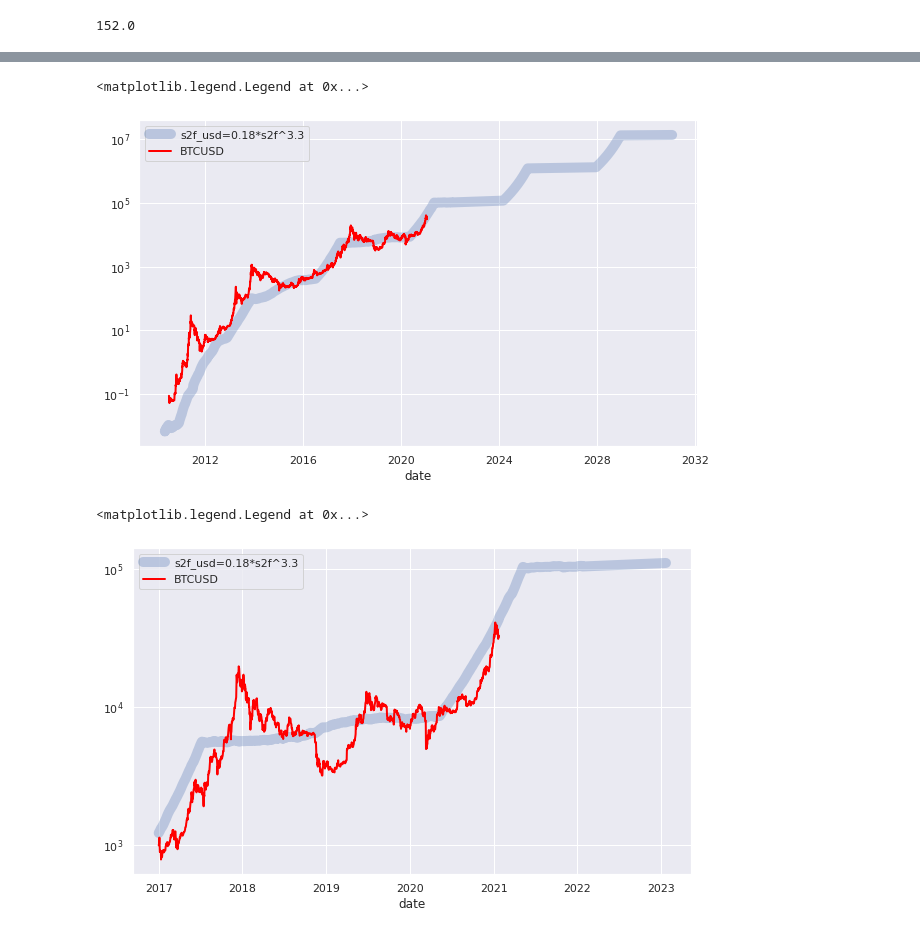
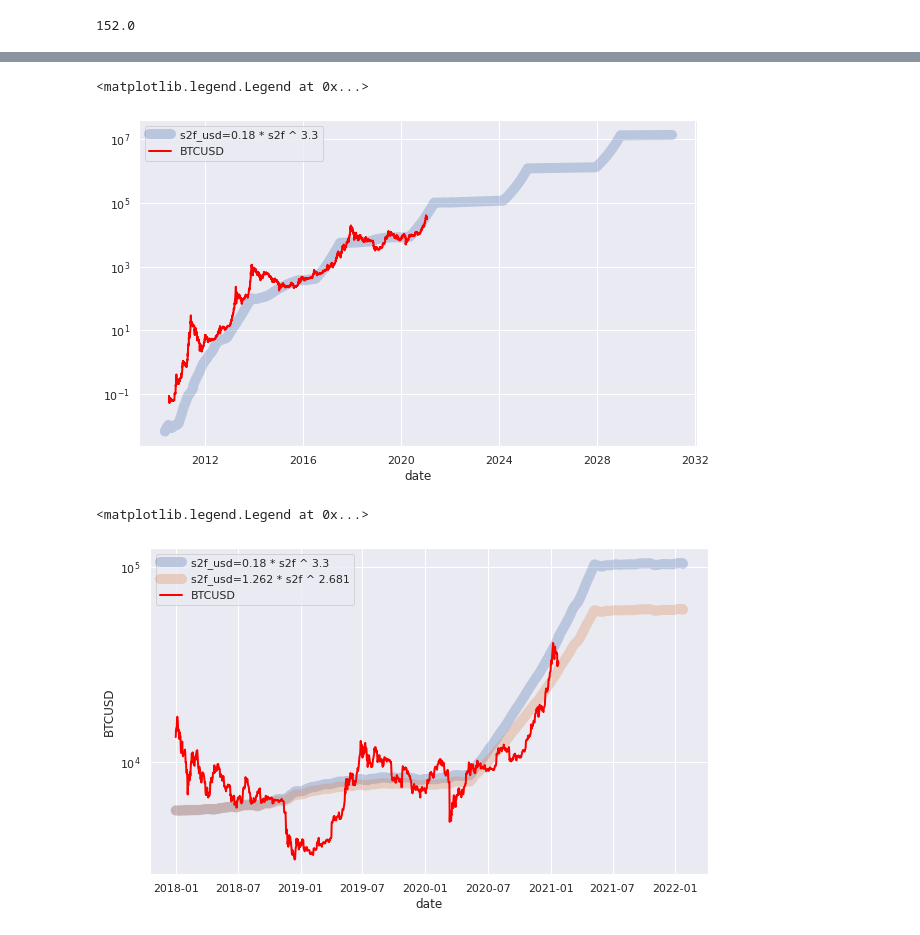
Before and after one commit to pangyuteng/public-misc, a Jupyter notebook: finance/btc/s2f.ipynb, the cells around one changed output, grey strips where cells are left out. Saved outputs shown, nothing was run; the diff lists cells and outputs as text; code cells hidden in the pictures.

```diff
--- a/finance/btc/s2f.ipynb
+++ b/finance/btc/s2f.ipynb
@@ -103,6 +218,8 @@ dfm = pd.concat([df,dff],axis=0)
 dfm['ii'] = range(len(dfm))
 dfm.BlkCnt = dfm.BlkCnt.fillna(value=median_block_count)
 dfm['halving']=dfm.BlkCnt.cumsum()//nSubsidyHalvingInterval
+dfm['remainder']=dfm.BlkCnt.cumsum()%nSubsidyHalvingInterval
+dfm['mnth_till_halving']= (48-dfm.remainder/nSubsidyHalvingInterval*12*4)
 dfm['production']=dfm.SplyCur.diff(1)
 # %% [output]
 152.0
@@ -127,10 +257,12 @@ for n,row in dfm.iterrows():
         dfm.at[n,'production'] = estimated_production
         dfm.at[n,'SplyCur'] = yesterday_row.SplyCur[0]+estimated_production
 # %%
-res = dfm.ii.rolling(period).apply(lambda x: s2f_func(x, dfm, True))
+res = dfm.ii.rolling(period).apply(lambda x: s2f_func(x, dfm, True,False))
 dfm['s2f'] = res.values
-res = dfm.ii.rolling(period).apply(lambda x: s2f_func(x, dfm, False))
+res = dfm.ii.rolling(period).apply(lambda x: s2f_func(x, dfm, False,False))
 dfm['s2f_usd'] = res.values
+res = dfm.ii.rolling(period).apply(lambda x: s2f_func(x, dfm, False,True))
+dfm['s2f_usd_update'] = res.values
 # %%
 dfm
 # %% [output]
@@ -151,20 +283,26 @@ dfm
 # %%
+sns.set(rc={'figure.figsize':(10, 6)})
 dfm.s2f_usd[500:].plot(label=f's2f_usd={S2F_FORMULA}',linewidth=10,alpha=0.3)
+#dfm.s2f_usd_update[500:].plot(label=f's2f_usd={S2F_FORMULA_UPDATED}',linewidth=10,alpha=0.3)
 dfm.PriceUSD[500:].plot(label='BTCUSD',linewidth=2,color='red')
 plt.yscale("log")
 plt.grid(True)
 plt.legend()
 # %% [output]
 <matplotlib.legend.Legend at 0x...>
-[figure, old version]
+[figure, new version]
 # %%
-s=365*8
-e=-365*8
+sns.set(rc={'figure.figsize':(10, 6)})
+s=365*9
+e=-365*9
 dfm.s2f_usd[s:e].plot(label=f's2f_usd={S2F_FORMULA}',linewidth=10,alpha=0.3)
+dfm.s2f_usd_update[s:e].plot(label=f's2f_usd={S2F_FORMULA_UPDATED}',linewidth=10,alpha=0.3)
 dfm.PriceUSD[s:e].plot(label='BTCUSD',linewidth=2,color='red')
 plt.yscale("log")
 plt.grid(True)
+plt.xlabel('date')
+plt.ylabel('BTCUSD')
 plt.legend()
 # %% [output]
 <matplotlib.legend.Legend at 0x...>
-[figure, old version]
+[figure, new version]
```
Also changed, not shown: parts of 14 cells of this notebook.
